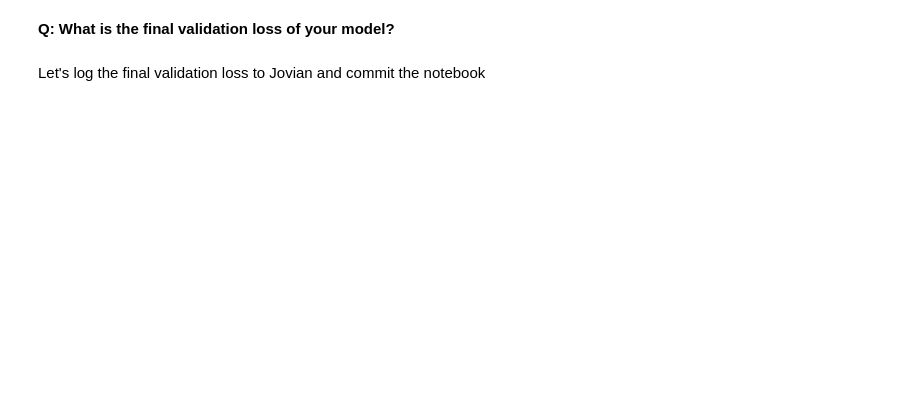
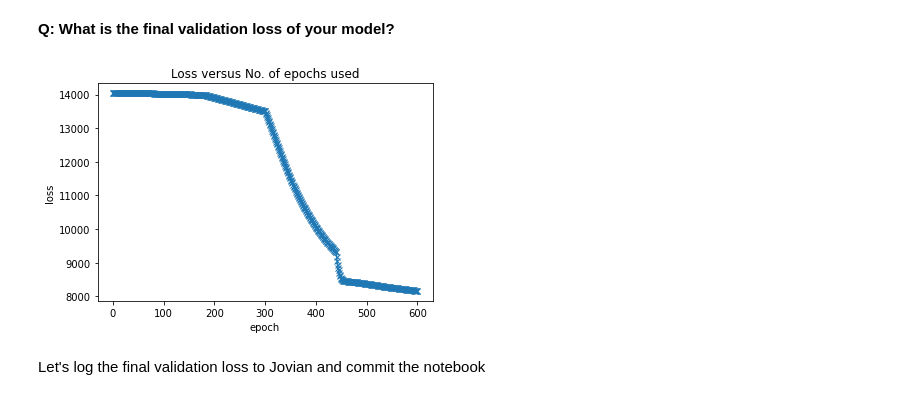
Before and after one commit to pandeymanan024/AI-Models, a Jupyter notebook: 02_insurance_linear.ipynb, the cells around one changed output. Cells and saved outputs as stored; diff of their text form; code cells hidden in the pictures; blank space fills up the shorter version.

```diff
--- a/02_insurance_linear.ipynb
+++ b/02_insurance_linear.ipynb
@@ -365,4 +379,4 @@ history1 = fit(epochs, lr, model, train_loader, val_loader)
 # %%
-epochs = ???
-lr = ???
+epochs = 100
+lr = 1e-5
 history2 = fit(epochs, lr, model, train_loader, val_loader)
@@ -369,4 +389,4 @@ history2 = fit(epochs, lr, model, train_loader, val_loader)
 # %%
-epochs = ???
-lr = ???
+epochs = 120
+lr = 1e-4
 history3 = fit(epochs, lr, model, train_loader, val_loader)
@@ -373,4 +400,4 @@ history3 = fit(epochs, lr, model, train_loader, val_loader)
 # %%
-epochs = ???
-lr = ???
+epochs = 140
+lr = 1e-3
 history4 = fit(epochs, lr, model, train_loader, val_loader)
@@ -377,4 +412,4 @@ history4 = fit(epochs, lr, model, train_loader, val_loader)
 # %%
-epochs = ???
-lr = ???
+epochs = 160
+lr = 1e-2
 history5 = fit(epochs, lr, model, train_loader, val_loader)
@@ -381,3 +425,12 @@ history5 = fit(epochs, lr, model, train_loader, val_loader)
 # %% [markdown]
 **Q: What is the final validation loss of your model?**
+# %%
+val_loss = [result] + history1 + history2 + history3 + history4 + history5
+val_loss_list = [vl['val_loss'] for vl in val_loss]
+plt.plot(val_loss_list, '-x')
+plt.xlabel('epoch')
+plt.ylabel('loss')
+plt.title('Loss versus No. of epochs used');
+# %% [output]
+[figure, added]
 # %%
```
Also changed, not shown: parts of 16 cells of this notebook.
